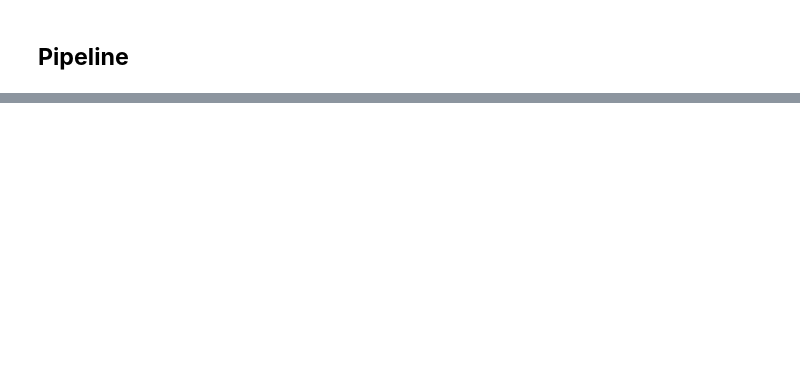
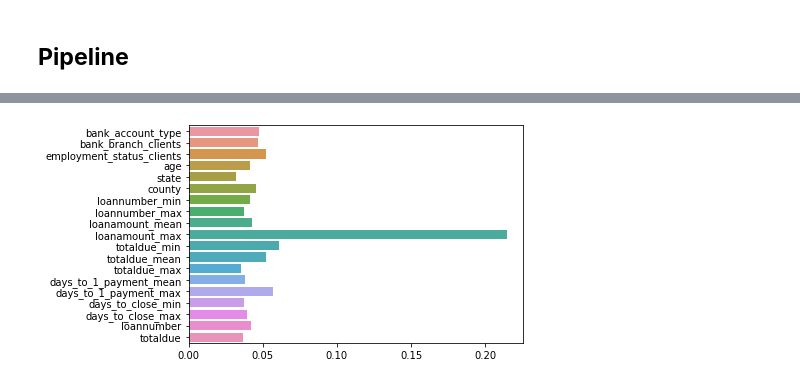
Before and after one commit to xandeea/Loan-Default-Prediction-Nigeria, a Jupyter notebook: Loan_Default_Prediction.ipynb, the cells around one changed output, grey strips where cells are left out. Saved outputs shown, nothing was run; the diff lists cells and outputs as text; code cells hidden in the pictures; blank space fills up the shorter version.

```diff
--- a/Loan_Default_Prediction.ipynb
+++ b/Loan_Default_Prediction.ipynb
@@ -419,0 +432,26 @@ weighted avg       0.75      0.78      0.75       980
+# %%
+numeric_transformer = Pipeline(
+  steps=[('imputer', SimpleImputer(strategy='median')), ('scaler', StandardScaler()	)]
+)
+
+categorical_transformer = Pipeline(
+  steps=[("imputer", SimpleImputer(strategy='most_frequent'	)), ('encoder', CatBoostEncoder())]
+)
+
+preprocessor = ColumnTransformer(
+  transformers=[
+  ("num", numeric_transformer, numeric_features),
+  ("cat", categorical_transformer, categorical_features)
+  ]
+)
+selector = SelectFromModel(estimator= XGBClassifier(),max_features=19, threshold=-np.inf)
+
+clf = XGBClassifier()
+pipe = Pipeline(steps=[("preprocessor", preprocessor), ('selector', selector), ('clf', clf)])
+
+pipe.fit(X_train, y_train)
+y_pred = pipe.predict(X_test)
+class_rep = classification_report(y_test, y_pred)
+print(class_rep)
+print('-----------------------------------------')
+print(confusion_matrix(y_test, y_pred))
@@ -419,0 +471,6 @@ weighted avg       0.75      0.78      0.75       980
+# %%
+selected_features = pipe['selector'].get_support()
+selected_features_names = X_train.columns[selected_features].tolist()
+ax = sns.barplot(x = clf.feature_importances_, y = selected_features_names)
+# %% [output]
+[figure, added]
```
Also changed, not shown: parts of 23 cells of this notebook.
